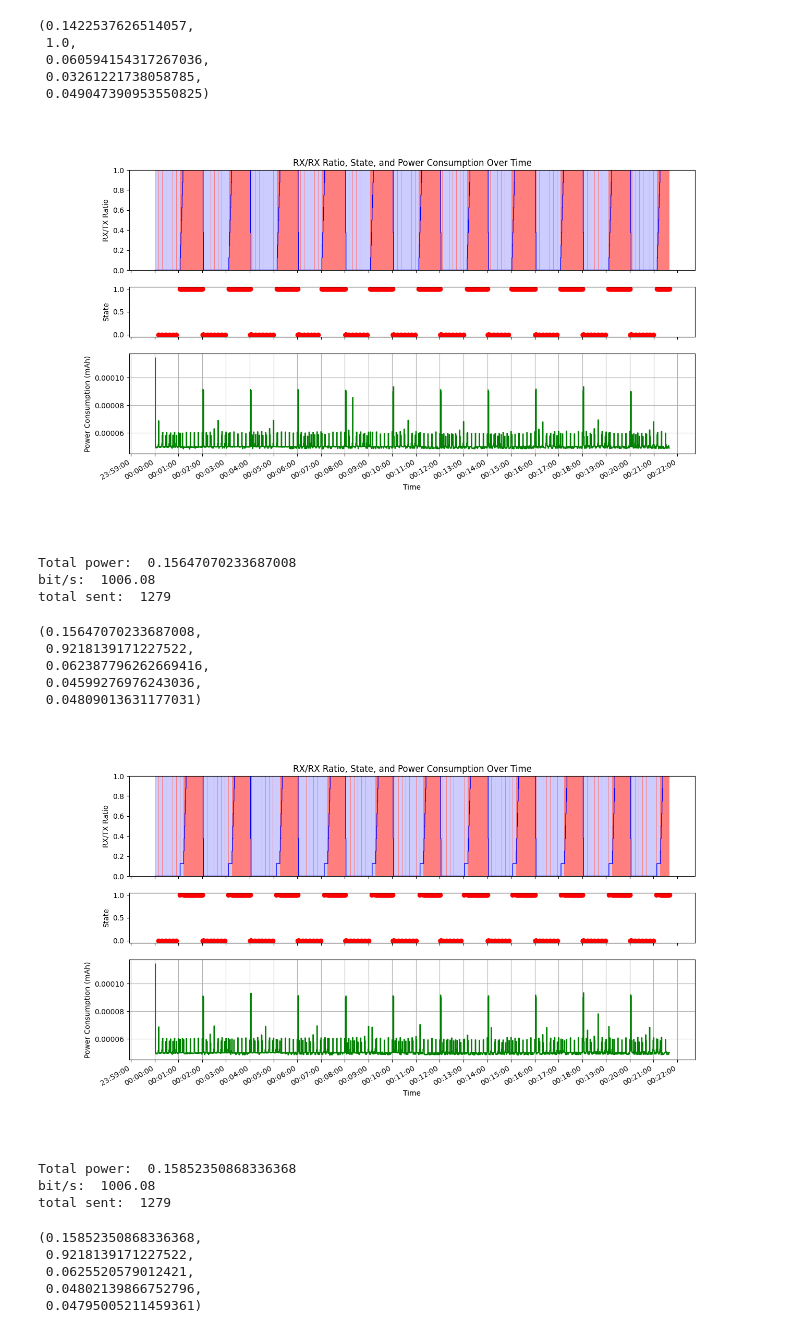
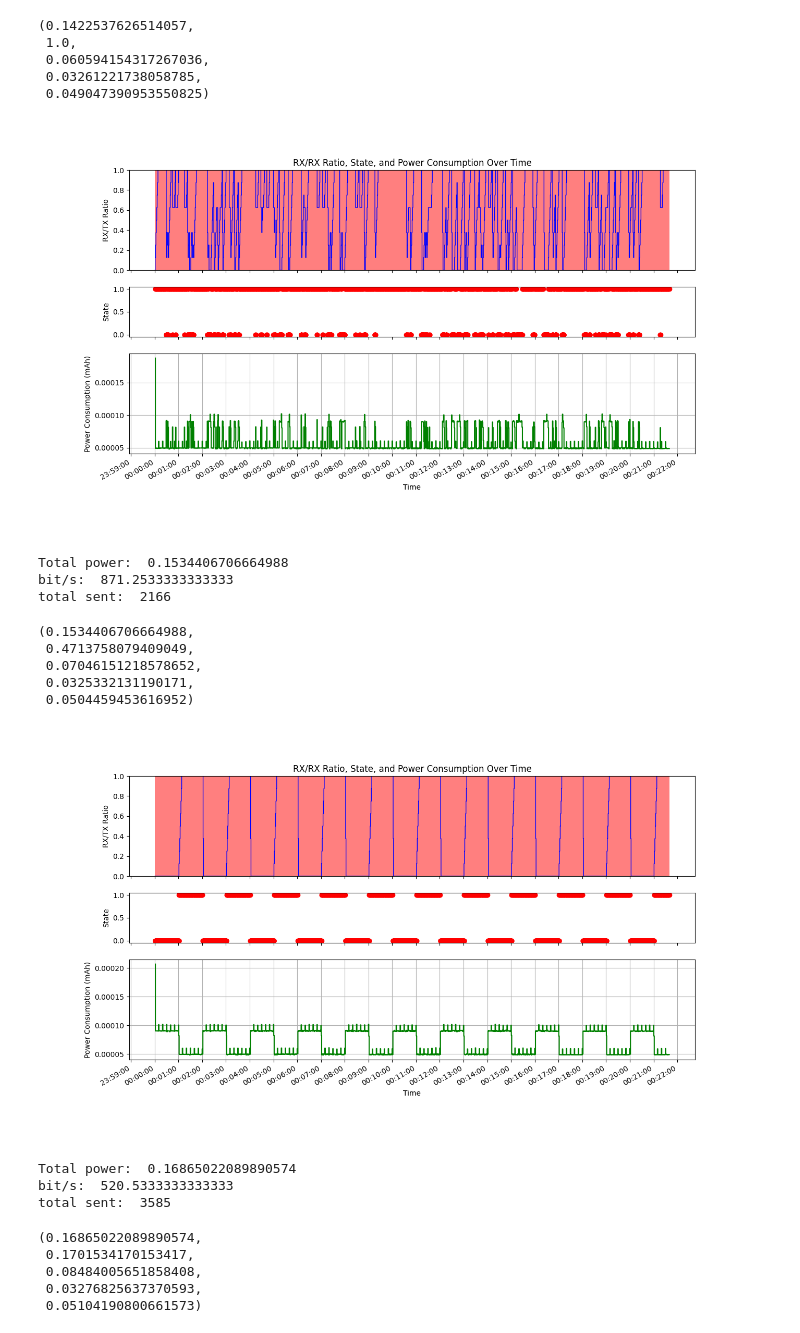
Before and after one commit to Rasmus-M-C/WSN-Project, a Jupyter notebook: plot.ipynb, the cells around one changed output. Cells and saved outputs as stored; diff of their text form; code cells hidden in the pictures.

Commit message:
added scenarios using only C

```diff
--- a/plot.ipynb
+++ b/plot.ipynb
@@ -175,7 +175,10 @@ def plotScenario(file_path, plot=False):
         list1_dates = sendingB_times
         list2_dates = sendingC_times
 
-        all_dates = sorted(list1_dates + list2_dates)
+        if list1_dates != []:
+            all_dates = sorted(list1_dates + list2_dates)
+        else:
+            all_dates = sorted(list2_dates)
 
         for i in range(len(all_dates) - 1):
             start_date = all_dates[i]
@@ -320,26 +323,26 @@ total sent:  1199
  0.03261221738058785,
  0.049047390953550825)
 # %%
-plotScenario("scenarios/step3_0.txt", True)
+plotScenario("scenarios/random3_c.txt", True)
 # %% [output]
-[figure, old version]
+[figure, new version]
-Total power:  0.15647070233687008
-bit/s:  1006.08
-total sent:  1279
+Total power:  0.1534406706664988
+bit/s:  871.2533333333333
+total sent:  2166
-(0.15647070233687008,
- 0.9218139171227522,
- 0.062387796262669416,
- 0.04599276976243036,
- 0.04809013631177031)
+(0.1534406706664988,
+ 0.4713758079409049,
+ 0.07046151218578652,
+ 0.0325332131190171,
+ 0.0504459453616952)
 # %%
-plotScenario("scenarios/step3_1.txt", True)
+plotScenario("scenarios/step3_c.txt", True)
 # %% [output]
-[figure, old version]
+[figure, new version]
-Total power:  0.15852350868336368
-bit/s:  1006.08
-total sent:  1279
+Total power:  0.16865022089890574
+bit/s:  520.5333333333333
+total sent:  3585
-(0.15852350868336368,
- 0.9218139171227522,
- 0.0625520579012421,
- 0.04802139866752796,
- 0.04795005211459361)
+(0.16865022089890574,
+ 0.1701534170153417,
+ 0.08484005651858408,
+ 0.03276825637370593,
+ 0.05104190800661573)
```
Also changed, not shown: 3 other files.
